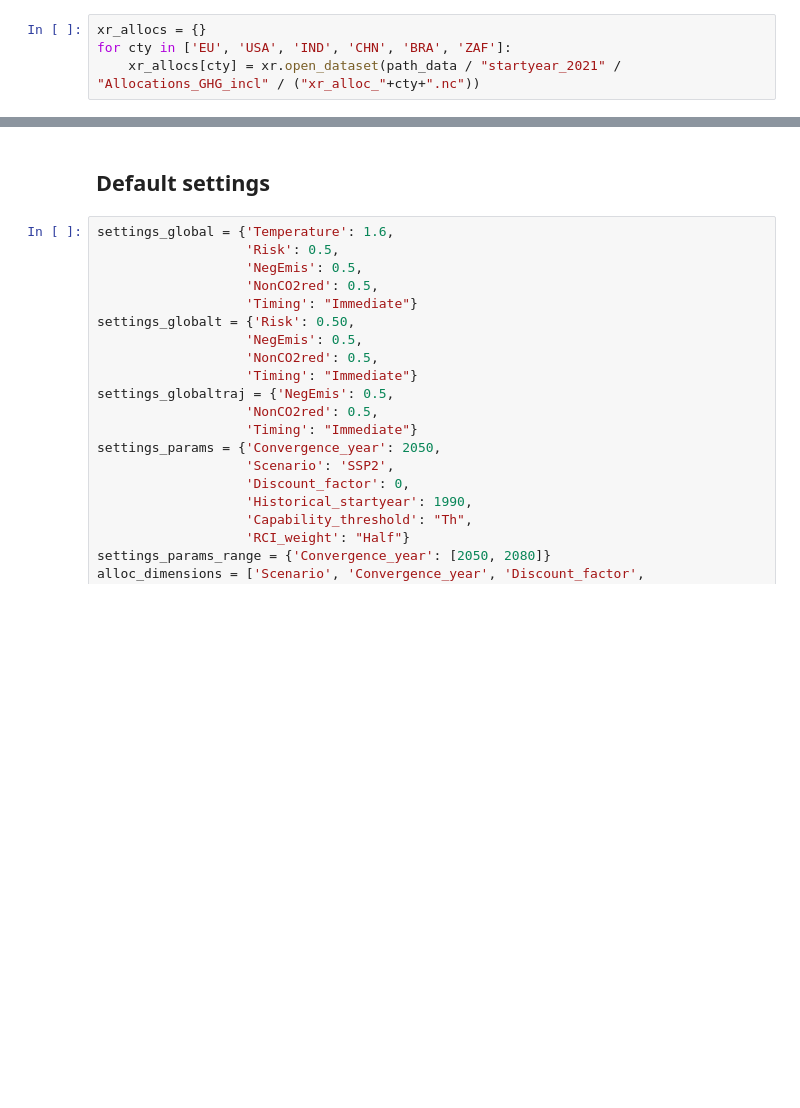
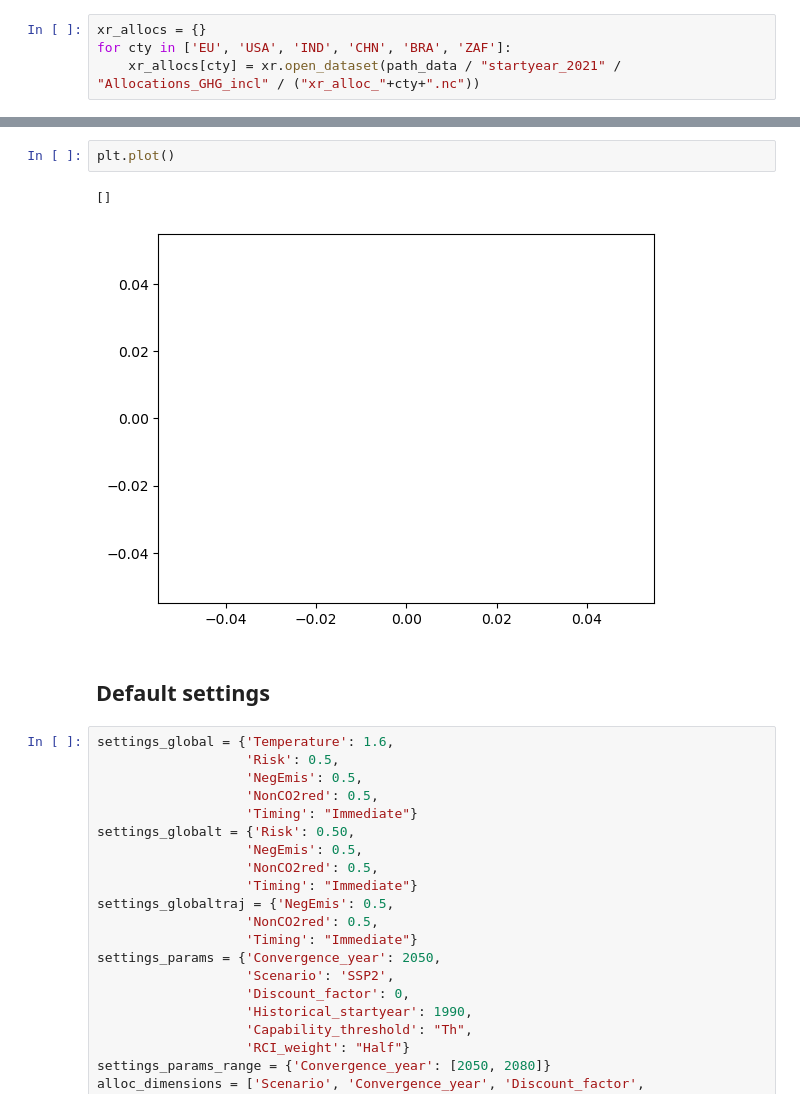
Before and after one commit to imagepbl/effort-sharing, a Jupyter notebook: Plotting/Paper_blackbox/Figure_1.ipynb, the cells around one changed output, grey strips where cells are left out. Saved outputs shown, nothing was run; the diff lists cells and outputs as text; blank space fills up the shorter version.

```diff
--- a/Plotting/Paper_blackbox/Figure_1.ipynb
+++ b/Plotting/Paper_blackbox/Figure_1.ipynb
@@ -100,3 +196,8 @@ for reg in all_countries_iso:
+# %%
+plt.plot()
+# %% [output]
+[]
+[figure, added]
 # %% [markdown]
 ## Default settings
 # %%
```
Also changed, not shown: parts of 18 cells of this notebook, 4 other files.
